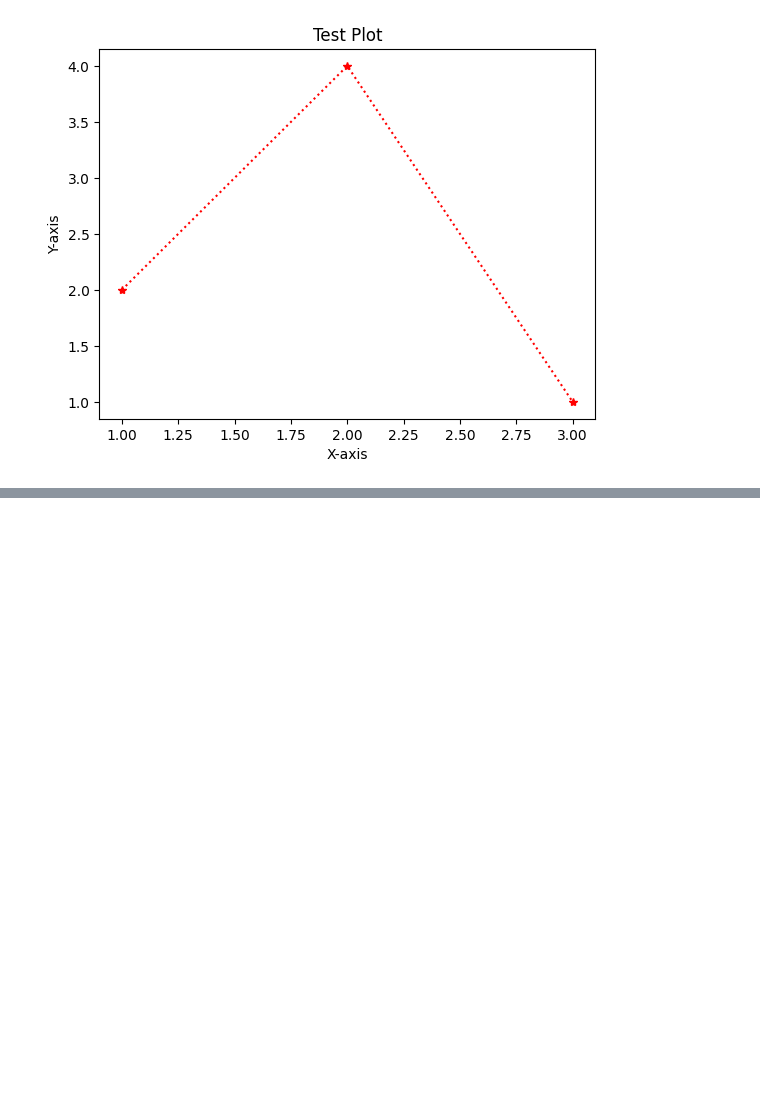
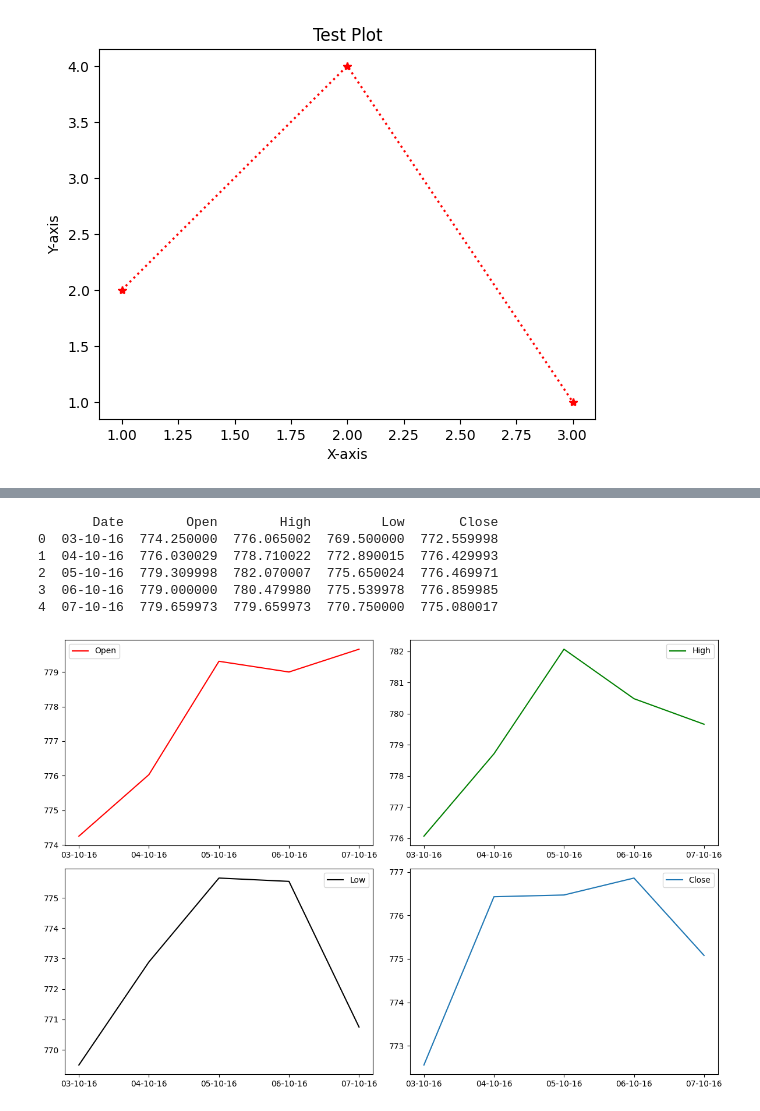
Before and after one commit to Deven5656/Python_Libraries, a Jupyter notebook: Matplotlib_line/line.ipynb, the cells around one changed output, grey strips where cells are left out. Cells and saved outputs as stored; diff of their text form; code cells hidden in the pictures; blank space fills up the shorter version.

Commit message:
[Deven] Add : Python program to draw line charts of the financial data of Alphabet Inc. between October 3, 2016 to October 7, 2016

```diff
--- a/Matplotlib_line/line.ipynb
+++ b/Matplotlib_line/line.ipynb
@@ -78,0 +89,47 @@ if __name__ == "__main__":
+# %%
+def main():
+
+    df=pd.read_csv('fdata.csv')
+    print(df)
+
+    plt.figure(figsize=(12,8))
+
+
+    # plt.xlabel("Date")
+    # plt.ylabel("Open")
+    plt.subplot(2,2,1)
+    plt.plot(df['Date'],df['Open'],label='Open',c='r')
+    plt.legend()
+
+    # plt.xlabel("Date")
+    # plt.ylabel("Close")
+    plt.subplot(2,2,4)
+    plt.plot(df['Date'],df['Close'],label='Close')
+    plt.legend()
+
+    # plt.xlabel("Date")
+    # plt.ylabel("High")
+    plt.subplot(2,2,2)
+    plt.plot(df['Date'],df['High'],label='High',c='g')
+    plt.legend()
+
+
+    # plt.xlabel("Date")
+    # plt.ylabel("Low")
+    plt.subplot(2,2,3)
+    plt.plot(df['Date'],df['Low'],label='Low',c='#000000')
+    plt.legend()
+
+    plt.tight_layout()
+    plt.show()
+
+if __name__ == "__main__":
+    main()
+# %% [output]
+       Date        Open        High         Low       Close
+0  03-10-16  774.250000  776.065002  769.500000  772.559998
+1  04-10-16  776.030029  778.710022  772.890015  776.429993
+2  05-10-16  779.309998  782.070007  775.650024  776.469971
+3  06-10-16  779.000000  780.479980  775.539978  776.859985
+4  07-10-16  779.659973  779.659973  770.750000  775.080017
+[figure, added]
```
Also changed, not shown: parts of 2 cells of this notebook, 1 other file.
